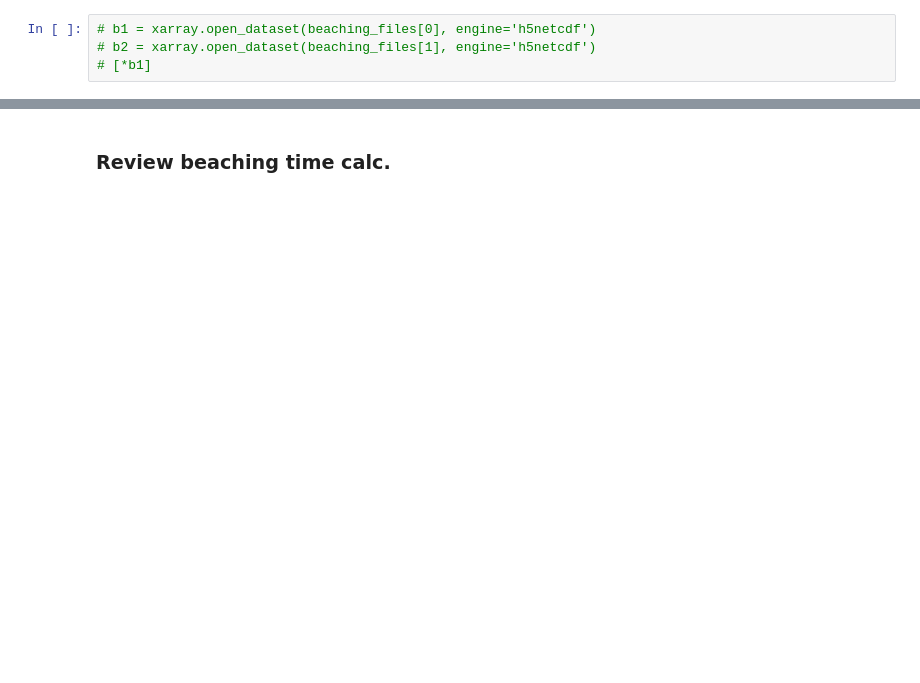
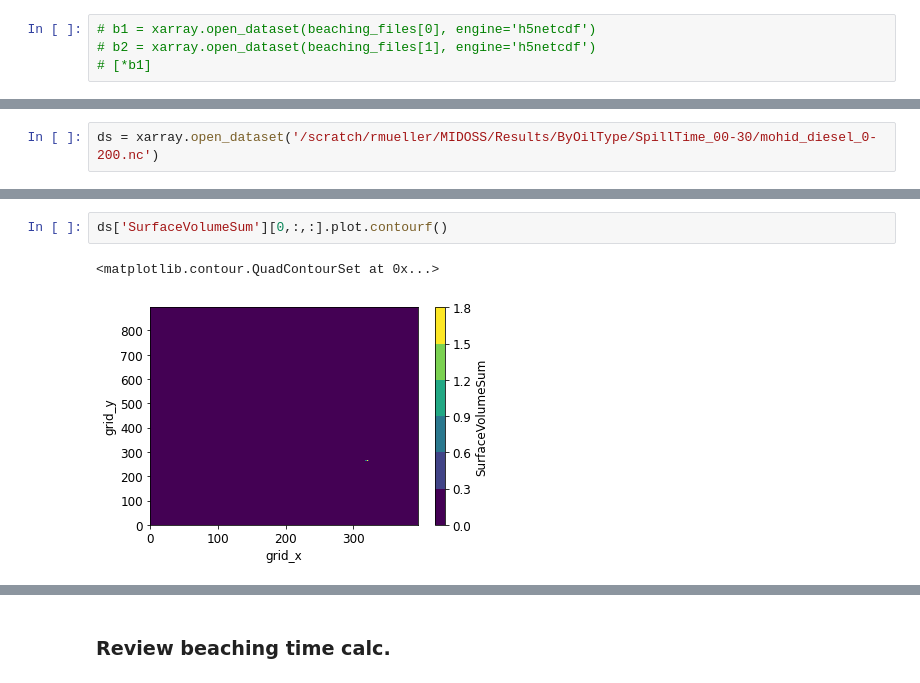
Before and after one commit to MIDOSS/analysis-rachael, a Jupyter notebook: notebooks/monte_carlo_dev/dev_combine_aggregated_oil_spills.ipynb, the cells around one changed output, grey strips where cells are left out. Saved outputs shown, nothing was run; the diff lists cells and outputs as text; blank space fills up the shorter version.

```diff
--- a/notebooks/monte_carlo_dev/dev_combine_aggregated_oil_spills.ipynb
+++ b/notebooks/monte_carlo_dev/dev_combine_aggregated_oil_spills.ipynb
@@ -122,0 +303,2 @@ beaching_files
+# %%
+ds = xarray.open_dataset('/scratch/rmueller/MIDOSS/Results/ByOilType/SpillTime_00-30/mohid_diesel_0-200.nc')
@@ -122,0 +347,5 @@ beaching_files
+# %%
+ds['SurfaceVolumeSum'][0,:,:].plot.contourf()
+# %% [output]
+<matplotlib.contour.QuadContourSet at 0x...>
+[figure, added]
```
Also changed, not shown: parts of 43 cells of this notebook.
